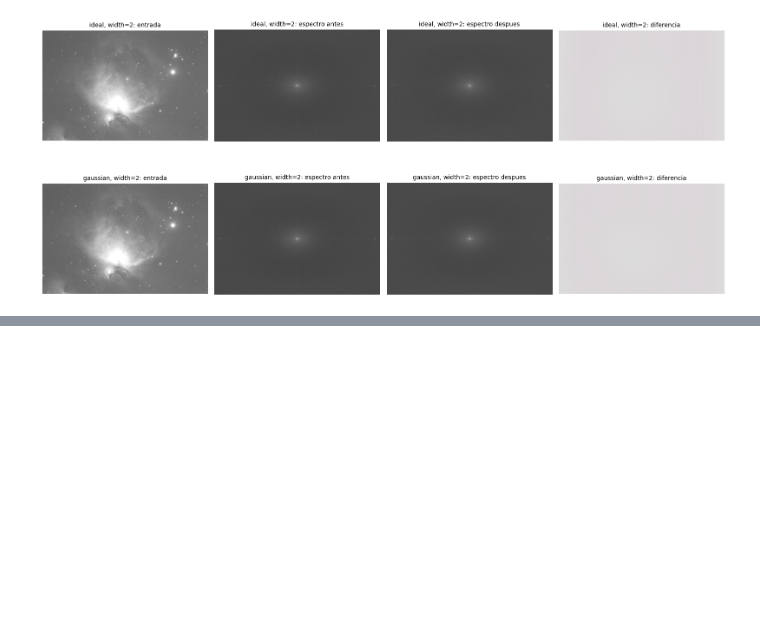
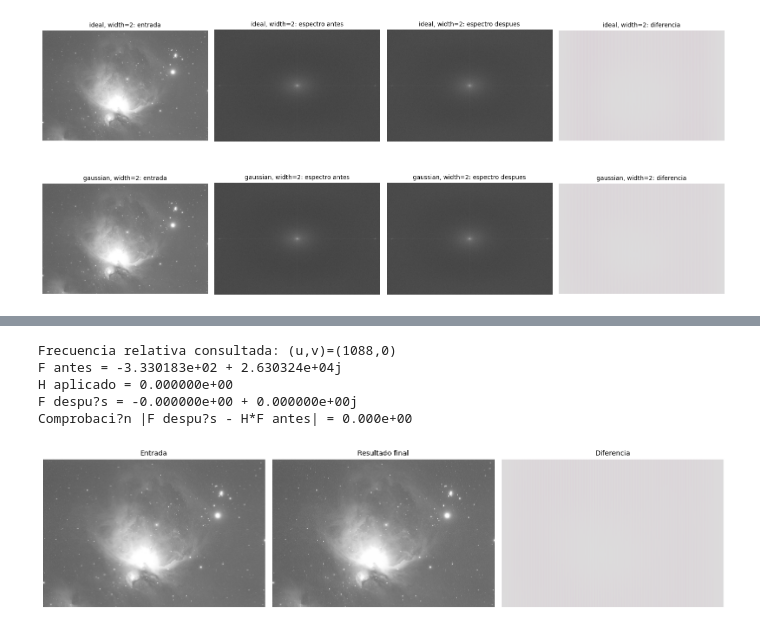
Before and after one commit to adrianalessandro/fundamentos_img_tarea_3, a Jupyter notebook: pregunta_1.ipynb, the cells around one changed output, grey strips where cells are left out. Drawn from its saved outputs; the diff is of its cells as text; code cells hidden in the pictures; blank space fills up the shorter version.

```diff
--- a/pregunta_1.ipynb
+++ b/pregunta_1.ipynb
@@ -181,0 +228,36 @@ gaussian  | width, std(diferencia), media(abs(diferencia))
+# %%
+FINAL_KIND = "gaussian"
+FINAL_WIDTH = 2.0
+FINAL_PADDING = (32, 32)
+final_image, F_final, H_final, FF_final = apply_notch(
+    image, kind=FINAL_KIND, width=FINAL_WIDTH, padding=FINAL_PADDING
+)
+
+# El espectro esta centrado, se consulta el primer notch y su posicion simetrica.
+py, px = FINAL_PADDING
+shape_pad = (image.shape[0] + 2*py, image.shape[1] + 2*px)
+cy, cx = np.array(shape_pad) // 2
+u0, v0 = scaled_notch_pairs(image.shape, FINAL_PADDING)[0]
+row, col = cy + v0, cx + u0
+complex_before = F_final[row, col]
+h_value = H_final[row, col]
+complex_after = FF_final[row, col]
+print(f"Frecuencia relativa consultada: (u,v)=({u0},{v0})")
+print(f"F antes = {complex_before.real:.6e} + {complex_before.imag:.6e}j")
+print(f"H aplicado = {h_value:.6e}")
+print(f"F despu?s = {complex_after.real:.6e} + {complex_after.imag:.6e}j")
+print(f"Comprobaci?n |F despu?s - H*F antes| = {abs(complex_after-h_value*complex_before):.3e}")
+
+fig, axes = plt.subplots(1, 3, figsize=(14, 4))
+axes[0].imshow(image, vmin=0, vmax=1); axes[0].set_title("Entrada")
+axes[1].imshow(final_image, vmin=0, vmax=1); axes[1].set_title("Resultado final")
+axes[2].imshow(image-final_image, vmin=-0.18, vmax=0.18, cmap="coolwarm"); axes[2].set_title("Diferencia")
+for ax in axes: ax.axis("off")
+plt.tight_layout(); plt.show()
+# %% [output]
+Frecuencia relativa consultada: (u,v)=(1088,0)
+F antes = -3.330183e+02 + 2.630324e+04j
+H aplicado = 0.000000e+00
+F despu?s = -0.000000e+00 + 0.000000e+00j
+Comprobaci?n |F despu?s - H*F antes| = 0.000e+00
+[figure, added]
```
Also changed, not shown: parts of 5 cells of this notebook.
